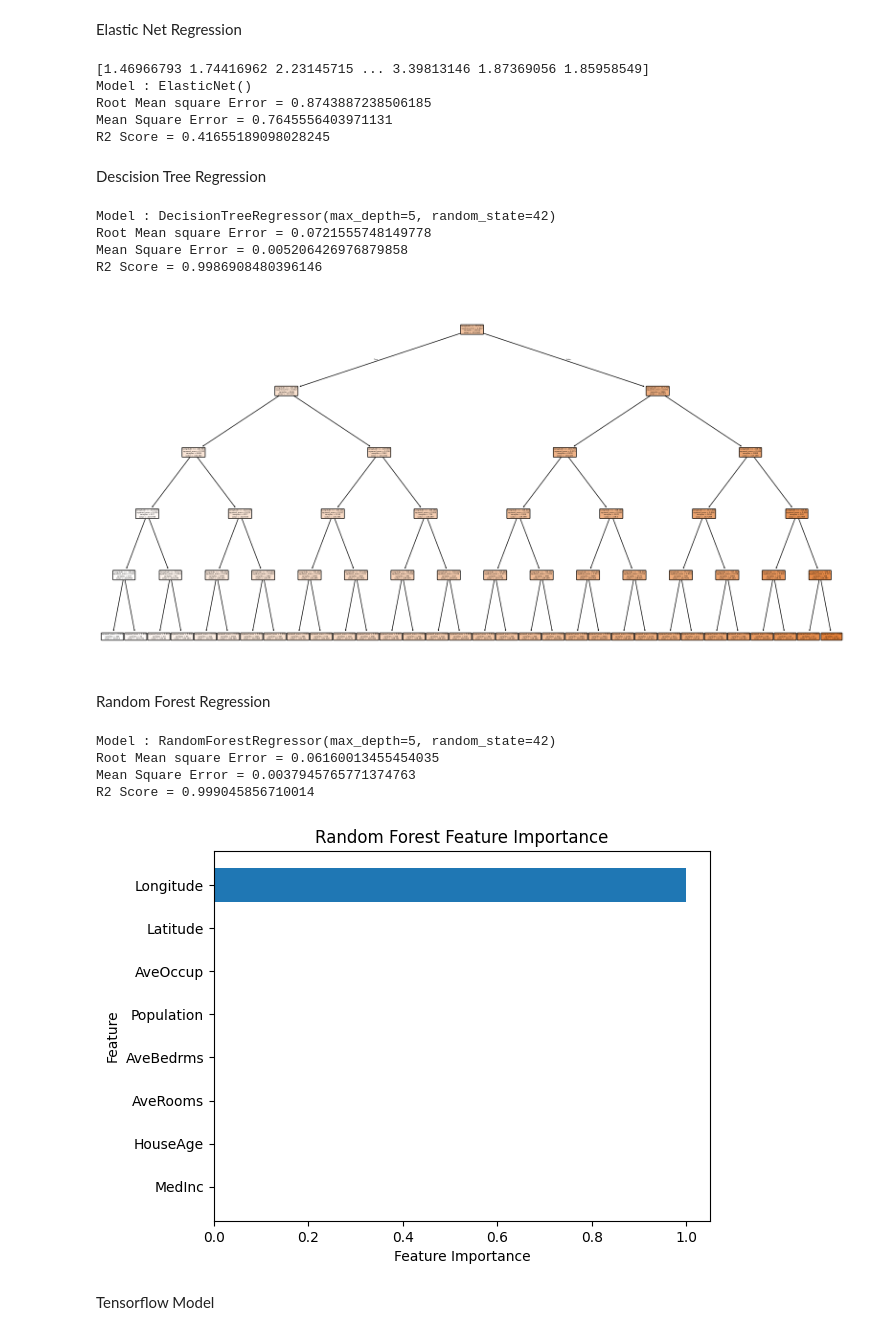
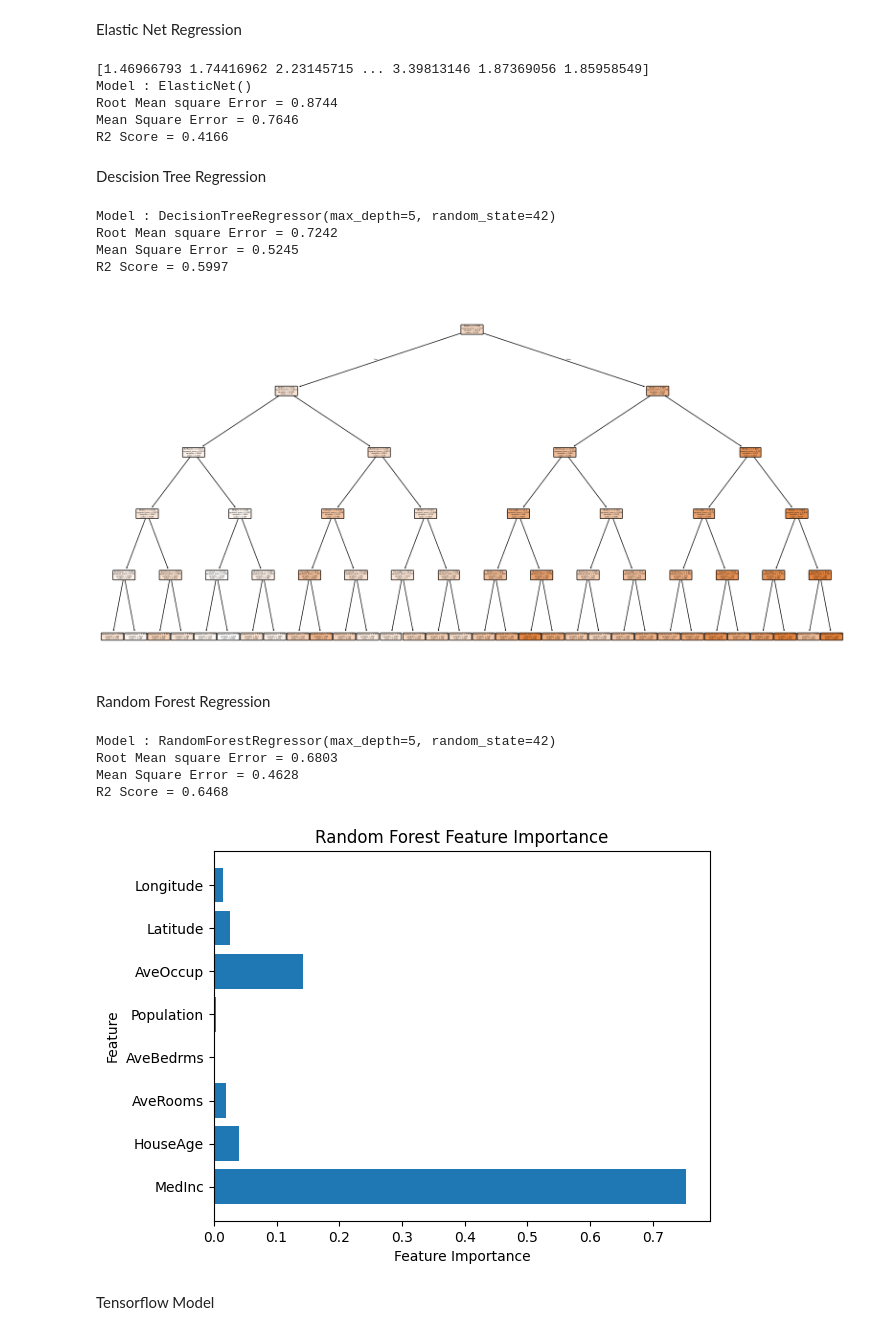
Before and after one commit to NirjharDebnath/Machine-Learning, a Jupyter notebook: Classical_ML.ipynb, the cells around one changed output. Saved outputs shown, nothing was run; the diff lists cells and outputs as text; code cells hidden in the pictures.

```diff
--- a/Classical_ML.ipynb
+++ b/Classical_ML.ipynb
@@ -207,9 +291,9 @@ Y_pred = Model.predict(X_test)
 print(Y_pred)
 
 model.append(Model)
-rmse.append(np.sqrt(mean_squared_error(Y_test, Y_pred)))
-mse.append(mean_squared_error(Y_test, Y_pred))
-r2.append(r2_score(Y_test, Y_pred))
+rmse.append(round(np.sqrt(mean_squared_error(Y_test, Y_pred)), 4))
+mse.append(round(mean_squared_error(Y_test, Y_pred), 4))
+r2.append(round(r2_score(Y_test, Y_pred), 4))
 
 print(f"Model : {Model}")
 print(f"Root Mean square Error = {rmse[-1]}")
@@ -236,9 +320,9 @@ Y_pred = Model.predict(X_test)
 print(Y_pred)
 
 model.append(Model)
-rmse.append(np.sqrt(mean_squared_error(Y_test, Y_pred)))
-mse.append(mean_squared_error(Y_test, Y_pred))
-r2.append(r2_score(Y_test, Y_pred))
+rmse.append(round(np.sqrt(mean_squared_error(Y_test, Y_pred)), 4))
+mse.append(round(mean_squared_error(Y_test, Y_pred), 4))
+r2.append(round(r2_score(Y_test, Y_pred), 4))
 
 print(f"Model : {Model}")
 print(f"Root Mean square Error = {rmse[-1]}")
@@ -265,9 +349,9 @@ Y_pred = Model.predict(X_test)
 print(Y_pred)
 
 model.append(Model)
-rmse.append(np.sqrt(mean_squared_error(Y_test, Y_pred)))
-mse.append(mean_squared_error(Y_test, Y_pred))
-r2.append(r2_score(Y_test, Y_pred))
+rmse.append(round(np.sqrt(mean_squared_error(Y_test, Y_pred)), 4))
+mse.append(round(mean_squared_error(Y_test, Y_pred), 4))
+r2.append(round(r2_score(Y_test, Y_pred), 4))
 
 print(f"Model : {Model}")
 print(f"Root Mean square Error = {rmse[-1]}")
@@ -276,9 +360,9 @@ print(f"R2 Score = {r2[-1]}")
 # %% [output]
 [1.46966793 1.74416962 2.23145715 ... 3.39813146 1.87369056 1.85958549]
 Model : ElasticNet()
-Root Mean square Error = 0.8743887238506185
-Mean Square Error = 0.7645556403971131
-R2 Score = 0.41655189098028245
+Root Mean square Error = 0.8744
+Mean Square Error = 0.7646
+R2 Score = 0.4166
 # %% [markdown]
 Descision Tree Regression
 # %%
@@ -287,7 +371,7 @@ from sklearn.metrics import mean_squared_error, r2_score, root_mean_squared_erro
 from sklearn.model_selection import train_test_split
 from sklearn.tree import plot_tree
 
-X_train, X_test, Y_train, Y_test = train_test_split(X, y, test_size=0.2, random_state=42)
+X_train, X_test, Y_train, Y_test = train_test_split(X, Y, test_size=0.2, random_state=42)
 
 Model = DecisionTreeRegressor(max_depth=5, random_state=42)
 Model.fit(X_train, Y_train)
@@ -295,9 +379,9 @@ Model.fit(X_train, Y_train)
 Y_pred = Model.predict(X_test)
 
 model.append(Model)
-rmse.append(np.sqrt(mean_squared_error(Y_test, Y_pred)))
-mse.append(mean_squared_error(Y_test, Y_pred))
-r2.append(r2_score(Y_test, Y_pred))
+rmse.append(round(np.sqrt(mean_squared_error(Y_test, Y_pred)), 4))
+mse.append(round(mean_squared_error(Y_test, Y_pred), 4))
+r2.append(round(r2_score(Y_test, Y_pred), 4))
 
 print(f"Model : {Model}")
 print(f"Root Mean square Error = {rmse[-1]}")
@@ -309,48 +393,48 @@ plot_tree(Model, feature_names=data.columns, filled=True, rounded=True)
 plt.show()
 # %% [output]
 Model : DecisionTreeRegressor(max_depth=5, random_state=42)
-Root Mean square Error = 0.0721555748149778
-Mean Square Error = 0.005206426976879858
-R2 Score = 0.9986908480396146
+Root Mean square Error = 0.7242
+Mean Square Error = 0.5245
+R2 Score = 0.5997
-[figure, old version]
+[figure, new version]
 # %% [markdown]
 Random Forest Regression
 # %%
 from sklearn.ensemble import RandomForestRegressor
 from sklearn.metrics import mean_squared_error, r2_score, root_mean_squared_error
 from sklearn.model_selection import train_test_split
 from sklearn.tree import plot_tree
 
-X_train, X_test, Y_train, Y_test = train_test_split(X, y, test_size=0.2, random_state=42)
+X_train, X_test, Y_train, Y_test = train_test_split(X, Y, test_size=0.2, random_state=42)
 
 Model = RandomForestRegressor(max_depth=5, random_state=42)
 Model.fit(X_train, Y_train)
 
 Y_pred = Model.predict(X_test)
 
 model.append(Model)
-rmse.append(np.sqrt(mean_squared_error(Y_test, Y_pred)))
-mse.append(mean_squared_error(Y_test, Y_pred))
-r2.append(r2_score(Y_test, Y_pred))
+rmse.append(round(np.sqrt(mean_squared_error(Y_test, Y_pred)), 4))
+mse.append(round(mean_squared_error(Y_test, Y_pred), 4))
+r2.append(round(r2_score(Y_test, Y_pred), 4))
 
 print(f"Model : {Model}")
 print(f"Root Mean square Error = {rmse[-1]}")
 print(f"Mean Square Error = {mse[-1]}")
 print(f"R2 Score = {r2[-1]}")
 
 importances = Model.feature_importances_
-feature_names = data.drop(columns=['MedHouseVal']).columns
+feature_names = class_name[:len(class_name)-1]
 plt.barh(feature_names, importances)
 plt.xlabel("Feature Importance")
 plt.ylabel("Feature")
 plt.title("Random Forest Feature Importance")
 plt.show()
 # %% [output]
 Model : RandomForestRegressor(max_depth=5, random_state=42)
-Root Mean square Error = 0.06160013455454035
-Mean Square Error = 0.0037945765771374763
-R2 Score = 0.999045856710014
+Root Mean square Error = 0.6803
+Mean Square Error = 0.4628
+R2 Score = 0.6468
-[figure, old version]
+[figure, new version]
 # %% [markdown]
 Tensorflow Model
 # %%
```
Also changed, not shown: parts of 17 cells of this notebook.
